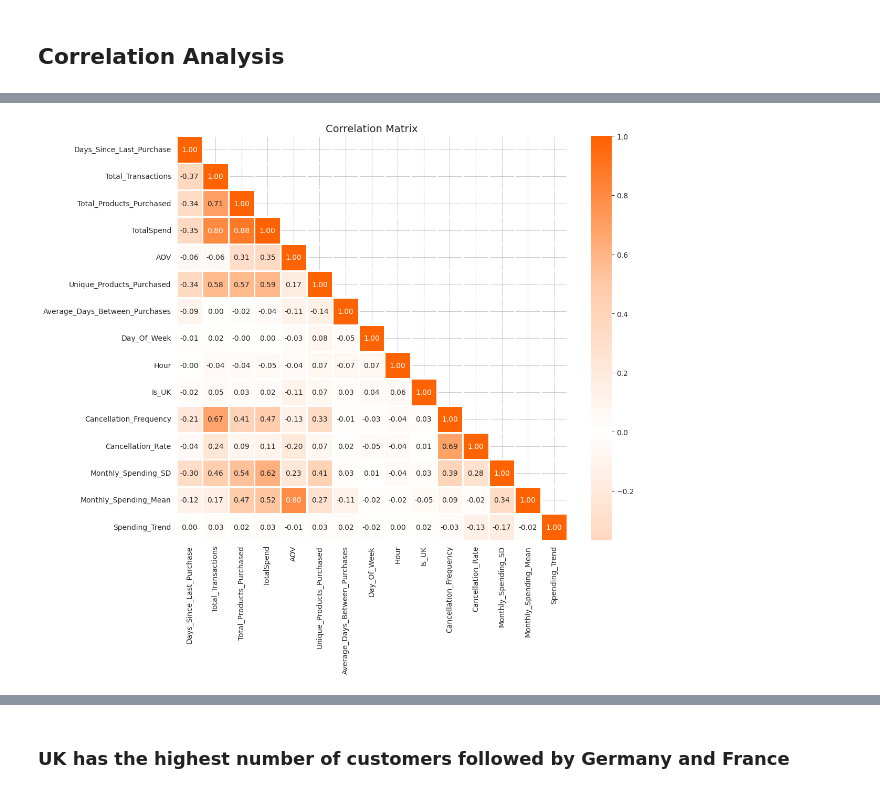
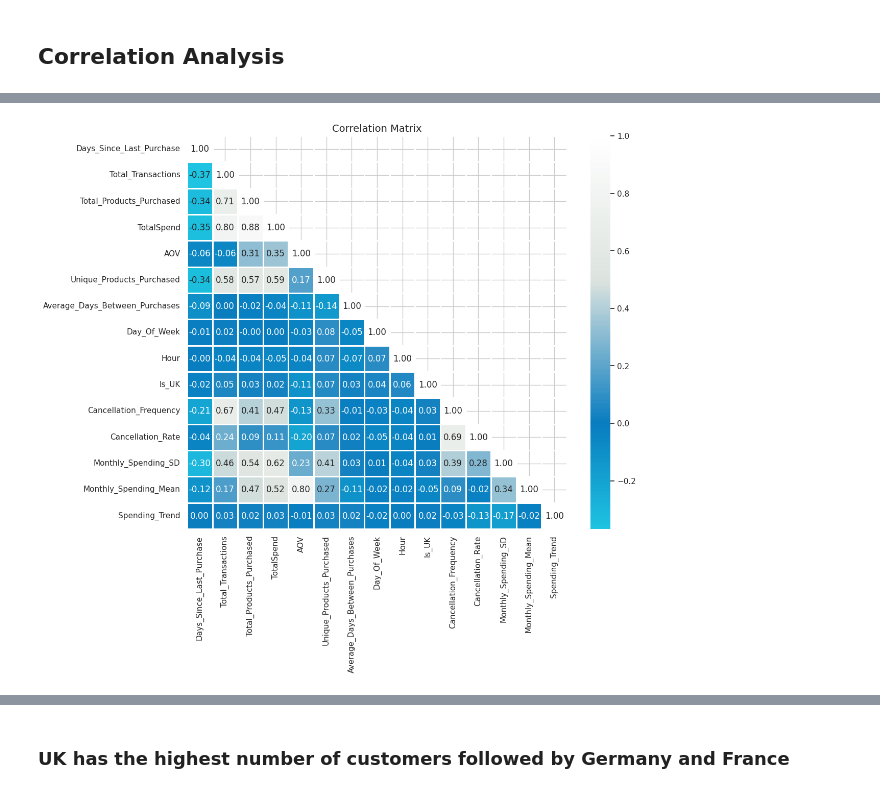
Before and after one commit to priyankabhatla/Customer_Segmentation_Retail, a Jupyter notebook: Online-Retail-Segmentation.ipynb, the cells around one changed output, grey strips where cells are left out. Drawn from its saved outputs; the diff is of its cells as text; code cells hidden in the pictures.

```diff
--- a/Online-Retail-Segmentation.ipynb
+++ b/Online-Retail-Segmentation.ipynb
@@ -1560,23 +1560,23 @@ corr
 # %%
 import seaborn as sns
 from matplotlib.colors import LinearSegmentedColormap
 from matplotlib import colors as mcolors
 
 ### Reset background style
 sns.set_style('whitegrid')
 
 # Defining a custom colormap
-colors = ['#ff6200', '#ffcaa8', 'white', '#ffcaa8', '#ff6200']
+colors = ['#2662ed', '#26dced', '#087cbf','#dce3de','white']
 my_cmap = LinearSegmentedColormap.from_list('custom_map', colors, N=256)
 
 # Creating a mask to only show the lower triangle of the matrix
 mask = np.zeros_like(corr)
 mask[np.triu_indices_from(mask, k=1)] = True
 
 # Plotting the heatmap
 plt.figure(figsize=(12, 10))
 sns.heatmap(corr, mask=mask, cmap=my_cmap, annot=True, center=0, fmt='.2f', linewidths=2)
 plt.title('Correlation Matrix', fontsize=14)
 plt.show()
 # %% [output]
-[figure, old version]
+[figure, new version]
```
Also changed, not shown: parts of 18 cells of this notebook.
